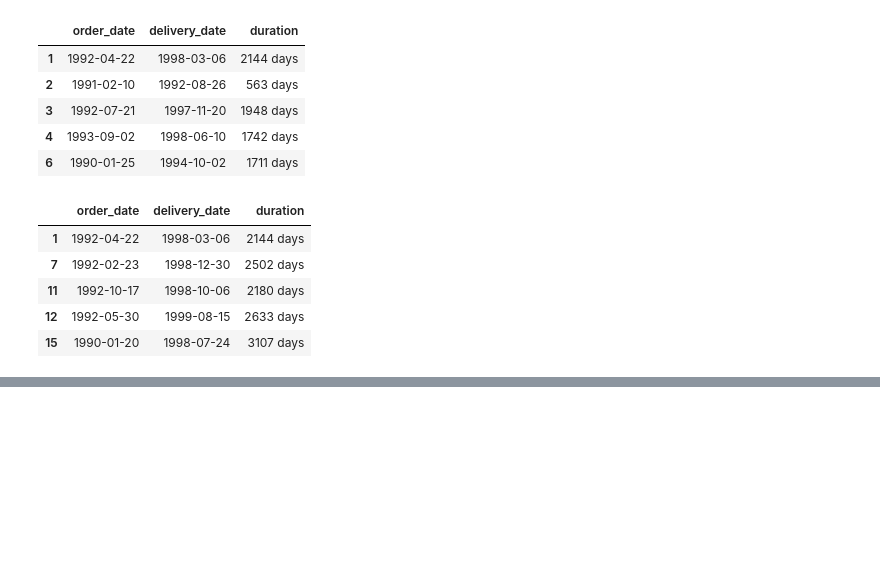
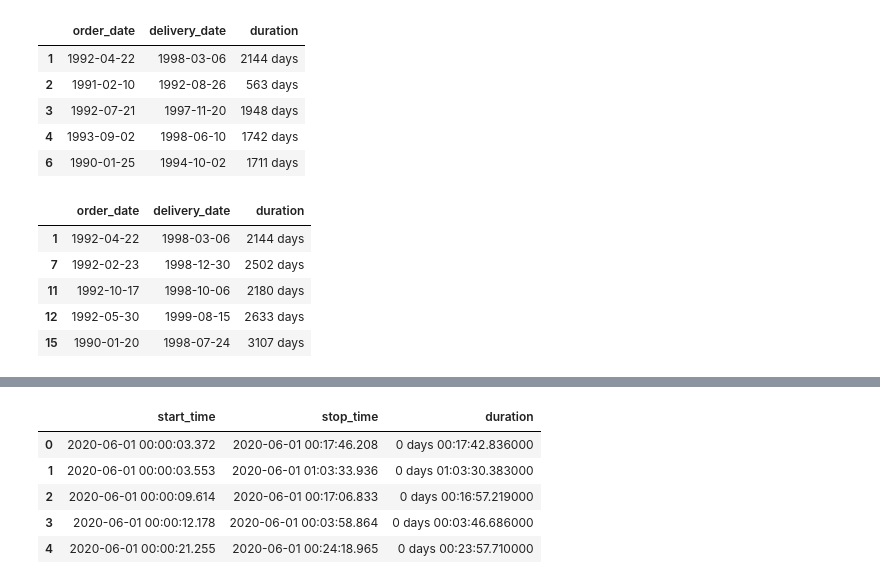
Before and after one commit to ljyGmail/pandas_in_action, a Jupyter notebook: ch11_working_with_dates_and_times.ipynb, the cells around one changed output, grey strips where cells are left out. Cells and saved outputs as stored; diff of their text form; code cells hidden in the pictures; blank space fills up the shorter version.

Commit message:
ch11 working with dates and times: finished

```diff
--- a/ch11_working_with_dates_and_times.ipynb
+++ b/ch11_working_with_dates_and_times.ipynb
@@ -716,0 +721,3 @@ deliveries[long_time].head()
+# %%
+citi_bike = pd.read_csv("data/ch11/citibike.csv")
+citi_bike.head()
@@ -716,0 +745,4 @@ deliveries[long_time].head()
+# %%
+# 1. Convert the start_time and stop_time columns to store datetime (Timestamp) values instead of strings.
+for column in ["start_time", "stop_time"]:
+    citi_bike[column] = pd.to_datetime(citi_bike[column])
@@ -716,0 +849,14 @@ deliveries[long_time].head()
+# %%
+# 4. Calculate the duration of each ride, and save the results to a new duration column.
+citi_bike["duration"] = (
+    citi_bike["stop_time"] - citi_bike["start_time"]
+)
+
+citi_bike.head()
+# %% [output]
+|  | start_time | stop_time | duration |
+| 0 | 2020-06-01 00:00:03.372 | 2020-06-01 00:17:46.208 | 0 days 00:17:42.836000 |
+| 1 | 2020-06-01 00:00:03.553 | 2020-06-01 01:03:33.936 | 0 days 01:03:30.383000 |
+| 2 | 2020-06-01 00:00:09.614 | 2020-06-01 00:17:06.833 | 0 days 00:16:57.219000 |
+| 3 | 2020-06-01 00:00:12.178 | 2020-06-01 00:03:58.864 | 0 days 00:03:46.686000 |
+| 4 | 2020-06-01 00:00:21.255 | 2020-06-01 00:24:18.965 | 0 days 00:23:57.710000 |
```
Also changed, not shown: parts of 17 cells of this notebook.
